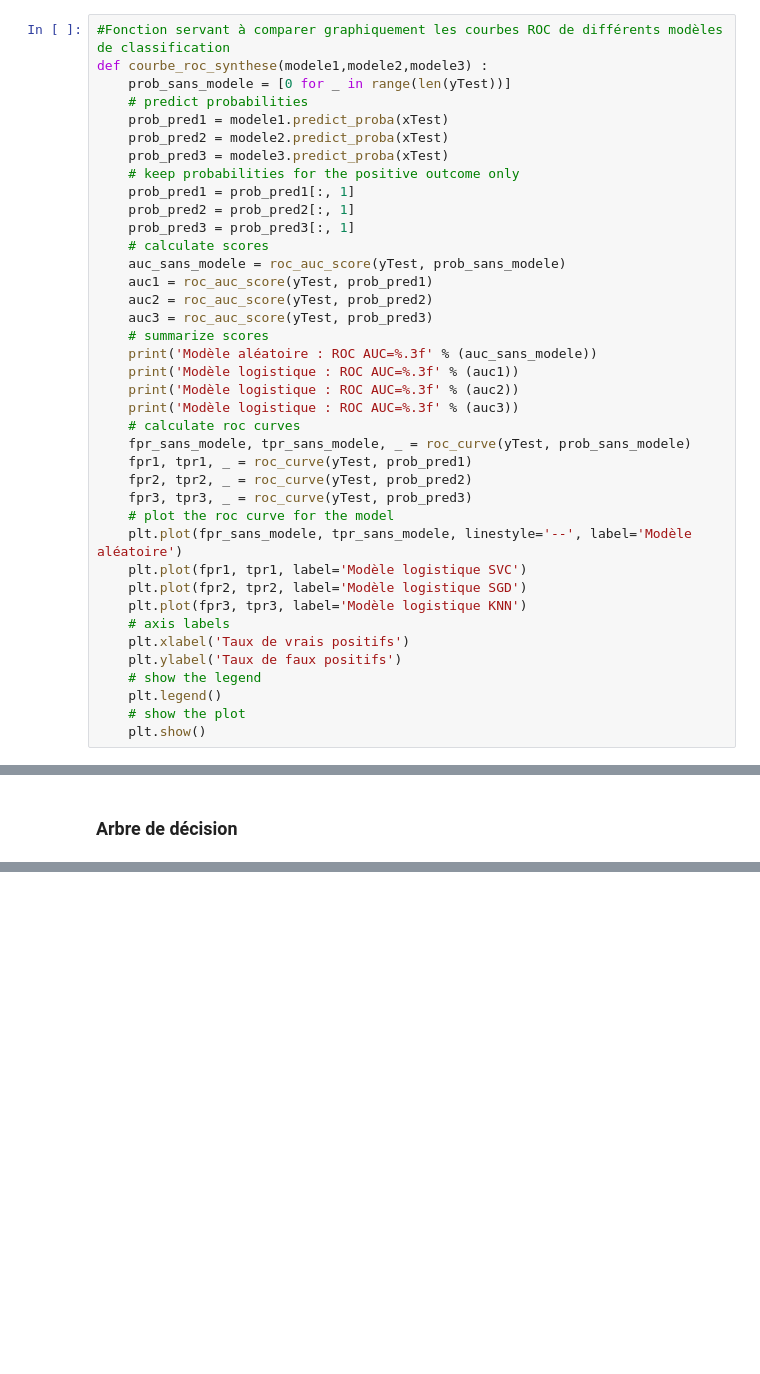
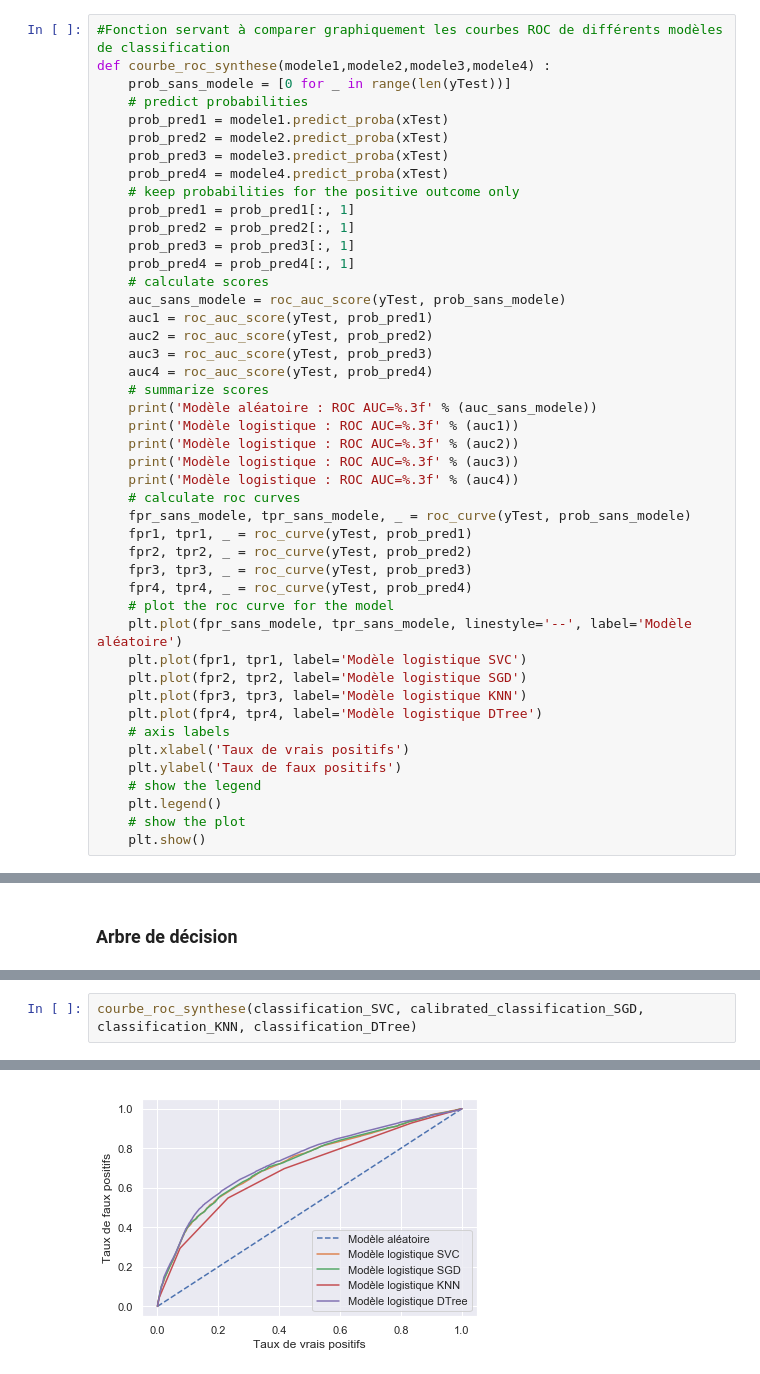
Before and after one commit to Clotilde-23/Accidents-corporels, a Jupyter notebook: Modelisation.ipynb, the cells around one changed output, grey strips where cells are left out. Cells and saved outputs as stored; diff of their text form; blank space fills up the shorter version.

```diff
--- a/Modelisation.ipynb
+++ b/Modelisation.ipynb
@@ -165,36 +165,42 @@ def courbe_roc(modele) :
     plt.show()
 # %%
 #Fonction servant à comparer graphiquement les courbes ROC de différents modèles de classification
-def courbe_roc_synthese(modele1,modele2,modele3) :
+def courbe_roc_synthese(modele1,modele2,modele3,modele4) :
     prob_sans_modele = [0 for _ in range(len(yTest))]
     # predict probabilities
     prob_pred1 = modele1.predict_proba(xTest)
     prob_pred2 = modele2.predict_proba(xTest)
     prob_pred3 = modele3.predict_proba(xTest)
+    prob_pred4 = modele4.predict_proba(xTest)
     # keep probabilities for the positive outcome only
     prob_pred1 = prob_pred1[:, 1]
     prob_pred2 = prob_pred2[:, 1]
     prob_pred3 = prob_pred3[:, 1]
+    prob_pred4 = prob_pred4[:, 1]
     # calculate scores
     auc_sans_modele = roc_auc_score(yTest, prob_sans_modele)
     auc1 = roc_auc_score(yTest, prob_pred1)
     auc2 = roc_auc_score(yTest, prob_pred2)
     auc3 = roc_auc_score(yTest, prob_pred3)
+    auc4 = roc_auc_score(yTest, prob_pred4)
     # summarize scores
     print('Modèle aléatoire : ROC AUC=%.3f' % (auc_sans_modele))
     print('Modèle logistique : ROC AUC=%.3f' % (auc1))
     print('Modèle logistique : ROC AUC=%.3f' % (auc2))
     print('Modèle logistique : ROC AUC=%.3f' % (auc3))
+    print('Modèle logistique : ROC AUC=%.3f' % (auc4))
     # calculate roc curves
     fpr_sans_modele, tpr_sans_modele, _ = roc_curve(yTest, prob_sans_modele)
     fpr1, tpr1, _ = roc_curve(yTest, prob_pred1)
     fpr2, tpr2, _ = roc_curve(yTest, prob_pred2)
     fpr3, tpr3, _ = roc_curve(yTest, prob_pred3)
+    fpr4, tpr4, _ = roc_curve(yTest, prob_pred4)
     # plot the roc curve for the model
     plt.plot(fpr_sans_modele, tpr_sans_modele, linestyle='--', label='Modèle aléatoire')
     plt.plot(fpr1, tpr1, label='Modèle logistique SVC')
     plt.plot(fpr2, tpr2, label='Modèle logistique SGD')
     plt.plot(fpr3, tpr3, label='Modèle logistique KNN')
+    plt.plot(fpr4, tpr4, label='Modèle logistique DTree')
     # axis labels
     plt.xlabel('Taux de vrais positifs')
     plt.ylabel('Taux de faux positifs')
@@ -418,0 +425,3 @@ On remarque que les variables "A chaussées séparées" et "Plein jour" ne sont
+# %%
+courbe_roc_synthese(classification_SVC, calibrated_classification_SGD, classification_KNN, classification_DTree)
+# %% [output]
@@ -418,0 +433 @@ On remarque que les variables "A chaussées séparées" et "Plein jour" ne sont
+[figure, added]
```
Also changed, not shown: parts of 30 cells of this notebook.
